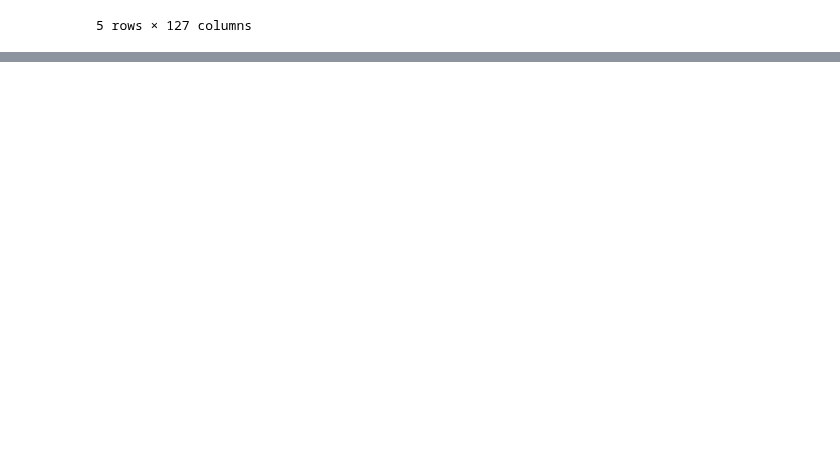
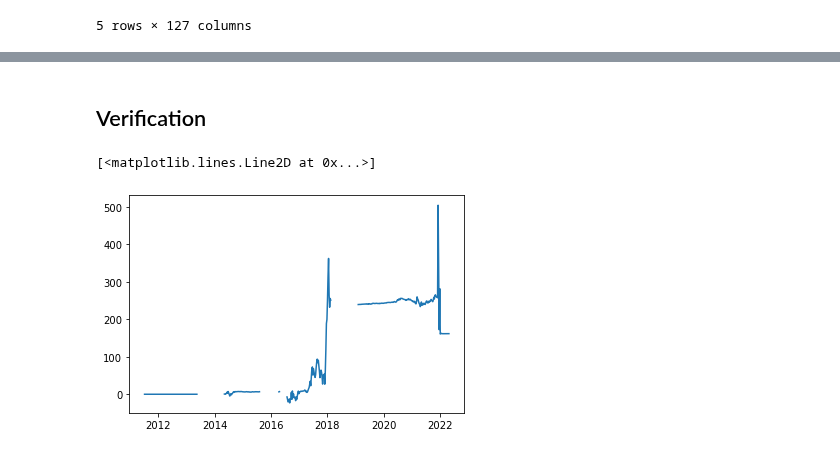
Before and after one commit to PracticumCrypto/C5-Analyzer, a Jupyter notebook: DataPull.ipynb, the cells around one changed output, grey strips where cells are left out. Drawn from its saved outputs; the diff is of its cells as text; code cells hidden in the pictures; blank space fills up the shorter version.

```diff
--- a/DataPull.ipynb
+++ b/DataPull.ipynb
@@ -235,0 +138,12 @@ LTC_All.head()
+# %%
+Return = pd.DataFrame({'Date':[]})
+Return['Date'] = NET.Date
+for i in symbolList:
+
+    dfName = f"{i}_Raw"
+    df = f"{i}_Return"
+    locals()[df] = pd.DataFrame({'Date':[]})
+    locals()[df].Date = locals()[dfName].Date
+    locals()[df][f"{i}"] = locals()[dfName].Price.rolling(52).apply(lambda x: (x.iloc[-1]-x.iloc[0])/x.iloc[0])
+
+    Return = Return.merge(locals()[df], left_on='Date', right_on='Date', how='outer')
@@ -235,0 +162,8 @@ LTC_All.head()
+# %%
+C5 = pd.DataFrame({'Date':[]})
+C5.Date = NET.Date
+C5['short'] = Return[NET[symbolList].apply(lambda x: x <= NET['30Percentile'])].mean(axis=1, numeric_only= True)
+C5['long'] = Return[NET[symbolList].apply(lambda x: x >= NET['70Percentile'])].mean(axis=1, numeric_only= True)
+C5['NET'] = C5.long - C5.short
+C5.drop(columns=['short', 'long'], inplace=True)
+C5.tail()
@@ -235,0 +177,9 @@ LTC_All.head()
+# %% [markdown]
+## Verification
+# %%
+import matplotlib.pyplot as plt
+
+plt.plot(C5.Date, np.cumsum(C5.NET))
+# %% [output]
+[<matplotlib.lines.Line2D at 0x...>]
+[figure, added]
```
Also changed, not shown: parts of 18 cells of this notebook.
